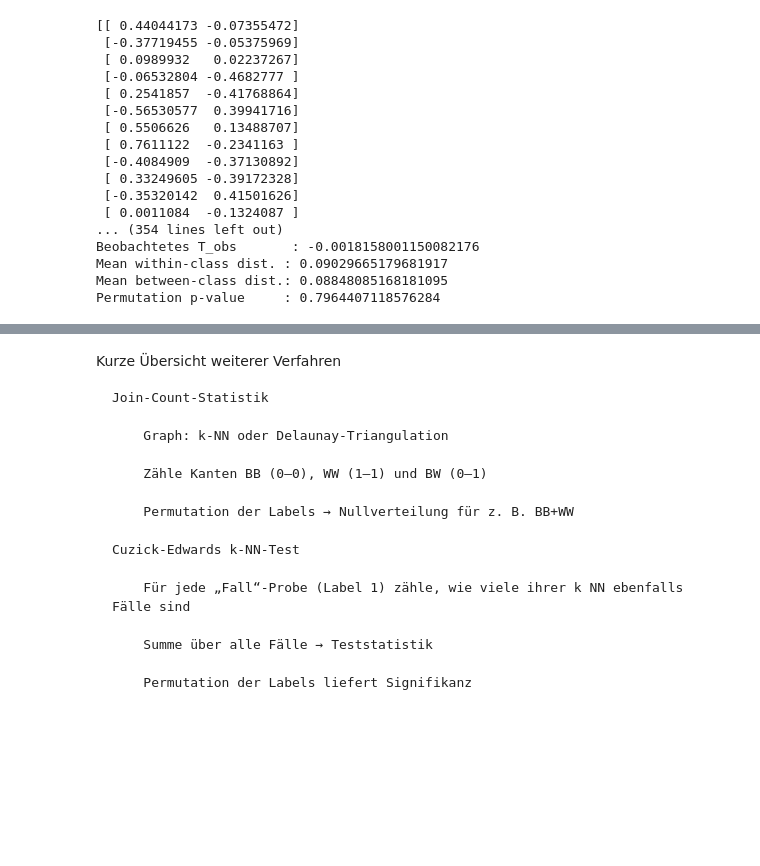
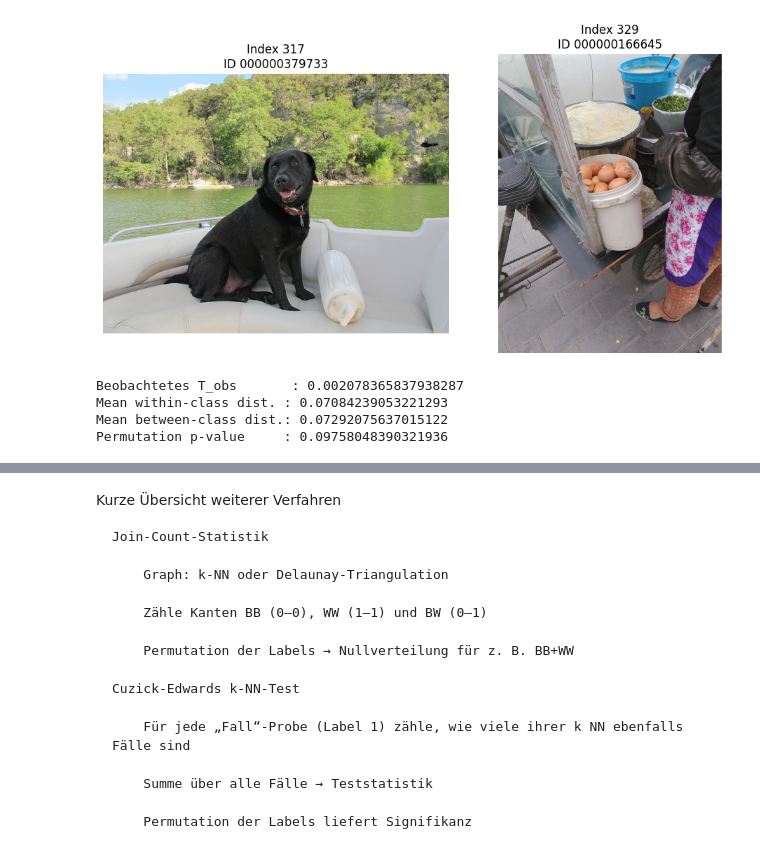
Before and after one commit to maxschwalenberg/master_thesis, a Jupyter notebook: permutation_analysis.ipynb, the cells around one changed output, grey strips where cells are left out. Drawn from its saved outputs; the diff is of its cells as text; code cells hidden in the pictures; blank space fills up the shorter version.

```diff
--- a/permutation_analysis.ipynb
+++ b/permutation_analysis.ipynb
@@ -152,3 +199,54 @@ print("p-value:", p_value)
+# %%
+import os
+import matplotlib.pyplot as plt
+import matplotlib.image as mpimg
+
+def show_image_pair(indices, metadata, image_dir, extension='.jpg'):
+    """
+    Display a pair of images given their indices in the metadata array.
+
+    Args:
+        indices    : tuple or list of two integer indices into `metadata`
+        metadata   : array-like of file base names (strings, without extension)
+        image_dir  : path to directory where the image files are stored
+        extension  : file extension (default '.jpg')
+
+    Example:
+        # metadata might be loaded like this:
+        # metadata = np.load("data/rdm/.../metadata.npy")
+        show_image_pair((10, 25), metadata, "data/images", extension=".png")
+    """
+    # Ensure we have exactly two indices
+    if len(indices) != 2:
+        raise ValueError("Please provide exactly two indices, e.g. (i, j)")
+
+    fig, axes = plt.subplots(1, 2, figsize=(10, 5))
+
+    for ax, idx in zip(axes, indices):
+        # infer the base filename from metadata
+        base_name = metadata[idx]
+        file_name = base_name + extension
+        img_path = os.path.join(image_dir, file_name)
+
+        if not os.path.isfile(img_path):
+            raise FileNotFoundError(f"Image not found: {img_path}")
+
+        # load and display the image
+        img = mpimg.imread(img_path)
+        ax.imshow(img)
+        ax.axis('off')
+        ax.set_title(f"Index {idx}\nID {base_name}")
+
+    plt.tight_layout()
+    plt.show()
+
+
+config = load_config("config.yaml")
+
+# Show the images at indices 5 and 42
+show_image_pair((317, 329), metadata, config.directories.images_target_dir, extension='.jpg')
+# %% [output]
+[figure, added]
 # %%
 import numpy as np
 from scipy.spatial.distance import pdist, squareform
@@ -179,7 +277,7 @@ def permutation_test_knn(
         - mean_between : mittlere Distanz zwischen Klassen
         - T_perm       : Array aller permutierten Teststatistiken
     """
-    print(X)
+    # print(X)
     n = X.shape[0]
     # 1) Distanzmatrix im MDS-Space
     D = squareform(pdist(X, metric=metric))
@@ -238,23 +336,10 @@ print("Mean within-class dist. :", result['mean_within'])
 print("Mean between-class dist.:", result['mean_between'])
 print("Permutation p-value     :", result['p_value'])
 # %% [output]
-[[ 0.44044173 -0.07355472]
- [-0.37719455 -0.05375969]
- [ 0.0989932   0.02237267]
- [-0.06532804 -0.4682777 ]
- [ 0.2541857  -0.41768864]
- [-0.56530577  0.39941716]
- [ 0.5506626   0.13488707]
- [ 0.7611122  -0.2341163 ]
- [-0.4084909  -0.37130892]
- [ 0.33249605 -0.39172328]
- [-0.35320142  0.41501626]
- [ 0.0011084  -0.1324087 ]
-... (354 lines left out)
-Beobachtetes T_obs       : -0.0018158001150082176
-Mean within-class dist. : 0.09029665179681917
-Mean between-class dist.: 0.08848085168181095
-Permutation p-value     : 0.7964407118576284
+Beobachtetes T_obs       : 0.002078365837938287
+Mean within-class dist. : 0.07084239053221293
+Mean between-class dist.: 0.07292075637015122
+Permutation p-value     : 0.09758048390321936
 # %%
 import numpy as np
 from scipy.spatial.distance import pdist, squareform
```
Also changed, not shown: parts of 29 cells of this notebook, 49 other files.
